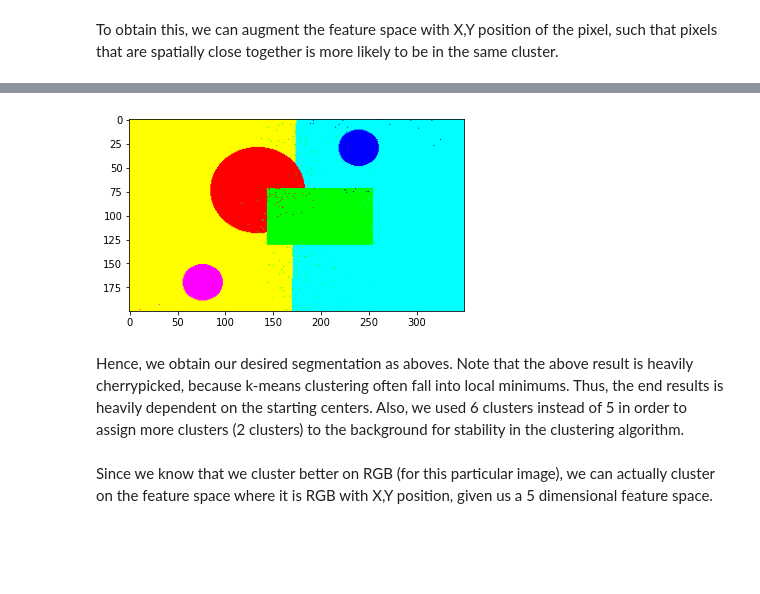
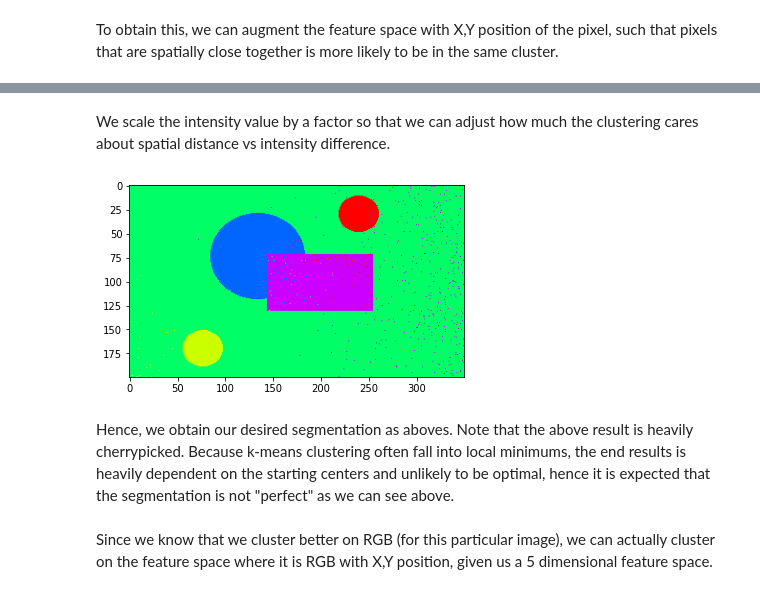
Before and after one commit to 0WN463/wellspring, a Jupyter notebook: computer-vision/segmentation.ipynb, the cells around one changed output, grey strips where cells are left out. Saved outputs shown, nothing was run; the diff lists cells and outputs as text; code cells hidden in the pictures; blank space fills up the shorter version.

```diff
--- a/computer-vision/segmentation.ipynb
+++ b/computer-vision/segmentation.ipynb
@@ -271,25 +272,24 @@ def make_pos_intensity_feature(grey_image: np.ndarray, factor: float=1) -> np.nd
 
     return result
+# %% [markdown]
+We scale the intensity value by a factor so that we can adjust how much the clustering cares about spatial distance vs intensity difference.
 # %%
-pos_intensity_features = make_pos_intensity_feature(noisy_image)
+pos_intensity_features = make_pos_intensity_feature(noisy_image, factor=1.4)
 # %%
-cherrypicked_centers = np.array([[0.81454229, 0.93203773, 0.89036248],
-     [0.49040734, 0.37388642, 0.45842976],
-     [0.28483854, 0.06676668, 0.88972301],
-     [0.38108386, 0.02912938, 0.38201858],
-     [0.74009468, 0.52595419, 0.08852695],
-     [0.32599047, 0.39735845, 0.08549316],])
+cherrypicked_centers = np.array([[ 69.5361116 , 127.72223203,  80.50671982],
+       [102.38127376, 176.34949337, 346.2845895 ],
+       [ 31.85159817, 239.01369863, 106.5940861 ],
+       [169.37675507,  75.68174727, 109.44135685],
+       [101.06676514, 204.80251108, 202.76740004]])
 
-labelled_image, _ = kmeans(pos_intensity_features, 6, cherrypicked_centers)
-
+labelled_image, centers = kmeans(pos_intensity_features, 5, cherrypicked_centers)
 plt.imshow(make_segments(labelled_image));
 # %% [output]
-[figure, old version]
+[figure, new version]
 # %% [markdown]
 Hence, we obtain our desired segmentation as aboves.
-Note that the above result is heavily cherrypicked, because k-means clustering often fall into local minimums.
-Thus, the end results is heavily dependent on the starting centers.
-Also, we used 6 clusters instead of 5 in order to assign more clusters (2 clusters) to the background for stability in the clustering algorithm.
+Note that the above result is heavily cherrypicked.
+Because k-means clustering often fall into local minimums, the end results is heavily dependent on the starting centers and unlikely to be optimal, hence it is expected that the segmentation is not "perfect" as we can see above.
 # %% [markdown]
 Since we know that we cluster better on RGB (for this particular image), we can actually cluster on the feature space where it is RGB with X,Y position, given us a 5 dimensional feature space.
 # %%
```
Also changed, not shown: parts of 21 cells of this notebook, 2 other files.
